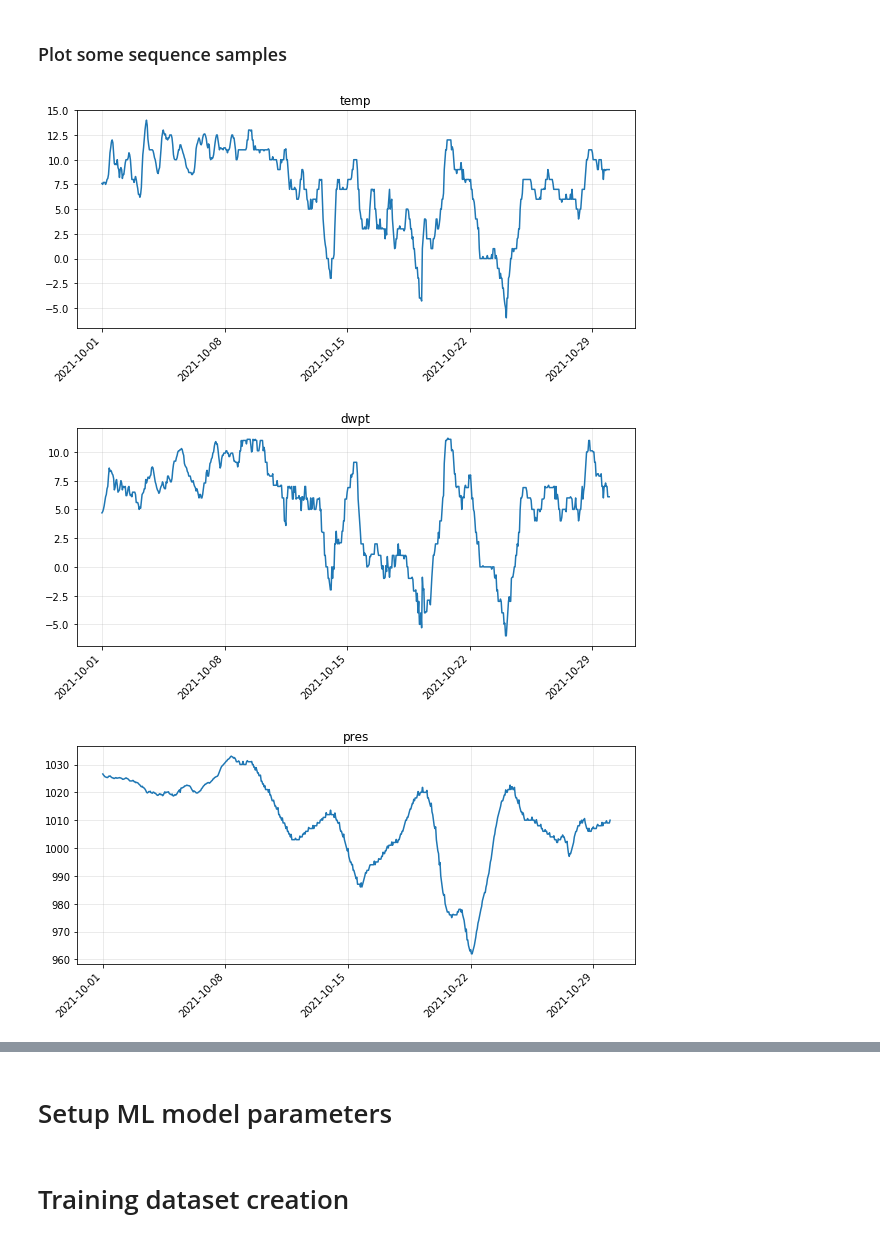
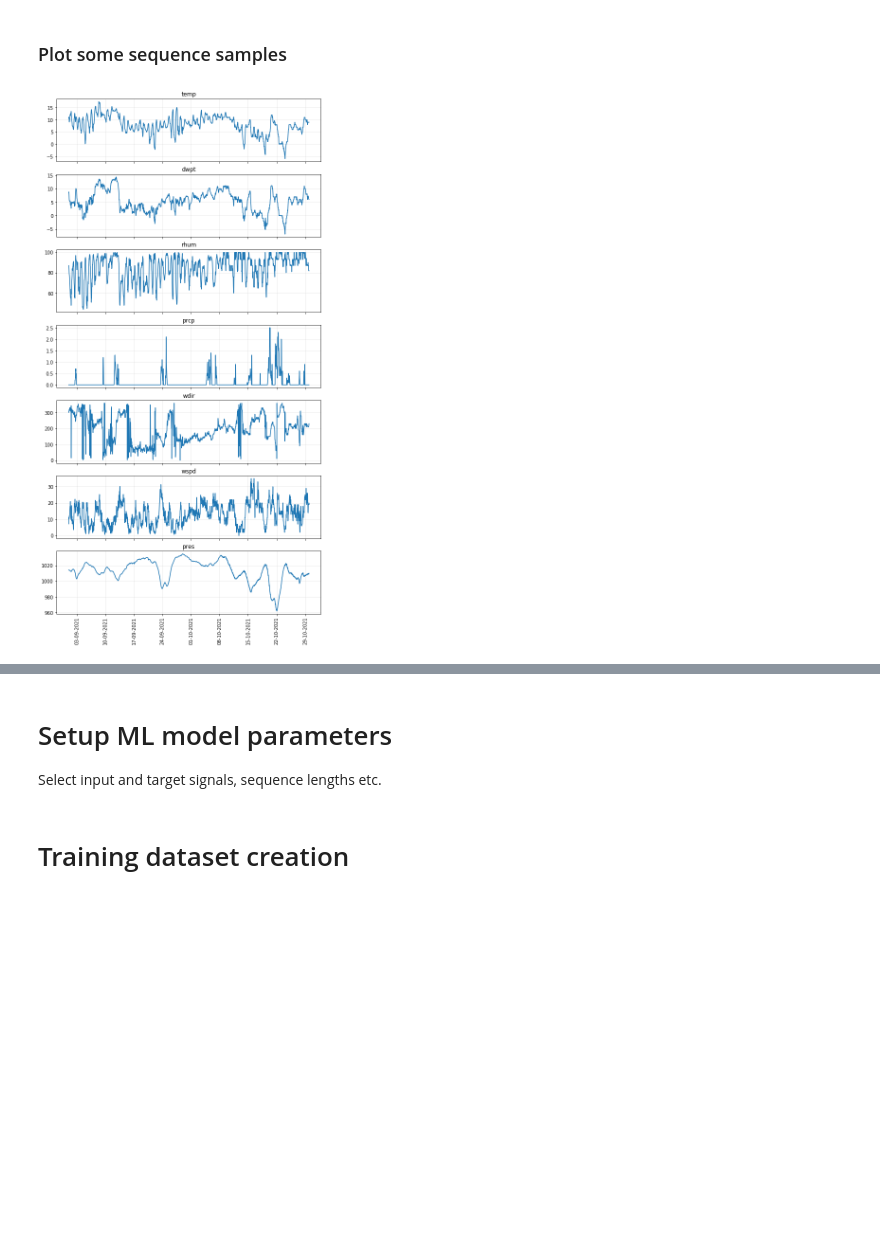
Before and after one commit to Kursula/ML_toy_problems, a Jupyter notebook: Timeseries_prediction_MLP.ipynb, the cells around one changed output, grey strips where cells are left out. Cells and saved outputs as stored; diff of their text form; code cells hidden in the pictures; blank space fills up the shorter version.

```diff
--- a/Timeseries_prediction_MLP.ipynb
+++ b/Timeseries_prediction_MLP.ipynb
@@ -40,7 +39,7 @@ station.head()
 | 02943 | Tampere / Onkiniemi | FI | <NA> | 02943 | EFTA | 61.5167 | 23.7500 | 98.0 | Europe/Helsinki | 1973-01-01 | ... |
 # %%
 station_id = '02944'
-start_dt = datetime(2000, 1, 1)
+start_dt = datetime(1990, 1, 1)
 end_dt = datetime(2021, 11, 1)
 
 # Get hourly data
@@ -74,4 +73,4 @@ raw_data.sample(10)
 # %%
-columns = ['temp', 'dwpt', 'pres', 'prcp']
+columns = ['temp', 'dwpt', 'rhum', 'prcp', 'wdir', 'wspd', 'pres']
 # %% [markdown]
 ### Calculate continous datetime index and fill any gaps in data
@@ -95,0 +99,2 @@ prcp: missing 0.000% of values
+# %%
+dataset = gap_fill(raw_data, start_dt, end_dt, columns)
@@ -124,19 +140,37 @@ for col in columns:
 # %% [markdown]
 ### Plot some sequence samples
+# %%
+    ax.plot(in_x.values, in_y, label='input')
+    ax.set_title(col)
+    ax.axvline(pred_x[0], ls=':', alpha=0.5)
+    ax.set_xticks(xticks)
+    ax.xaxis.set_major_formatter(mdates.DateFormatter('%d-%m-%Y'))
+    ax.tick_params(axis='x', labelrotation=90)
+
+
+# Prediction
+ax = axs[params['target']]
+ax.plot(pred_x.values, truth, label='truth')
+ax.plot(pred_x.values, prediction, label='prediction')
+ax.legend()
+
+plt.xlabel('time [h]')
+plt.show()
 # %%
 # Pick time range for the plot
-plot_start = datetime(2021, 10, 1)
+plot_start = datetime(2021, 9, 1)
 plot_end = datetime(2021, 10, 30)
 
 mask = (dataset.index >= plot_start) & (dataset.index < plot_end)
-for col in columns:
-    plt.figure(figsize=(10, 4))
-    plt.plot(dataset.loc[mask, col])
-    plt.title(col)
-    plt.xticks(rotation=45, ha='right')
-    plt.grid(alpha=0.3)
-    plt.show()
+fig, axs = plt.subplots(nrows=len(columns), ncols=1, sharex=True, figsize=(10, 4 * len(params['inputs'])))
+for i, col in enumerate(columns):
+    ax = axs[i]
+    ax.plot(dataset.loc[mask, col])
+    ax.set_title(col)
+    ax.grid(alpha=0.3)
+    ax.xaxis.set_major_formatter(mdates.DateFormatter('%d-%m-%Y'))
+    ax.tick_params(axis='x', labelrotation=90)
+
+plt.show()
 # %% [output]
-[figure, old version]
+[figure, new version]
-[figure, removed]
-[figure, removed]
@@ -144,4 +177,5 @@ for col in columns:
 # %% [markdown]
 # Setup ML model parameters
+Select input and target signals, sequence lengths etc.
 # %%
 params = dict(
```
Also changed, not shown: parts of 25 cells of this notebook.
